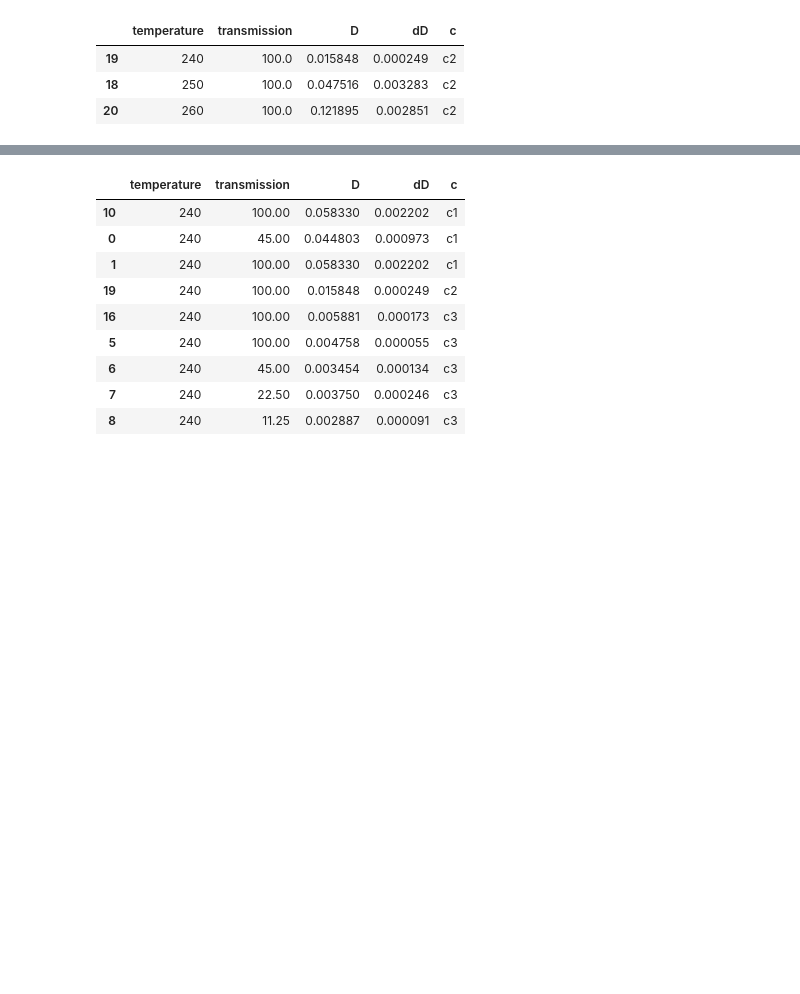
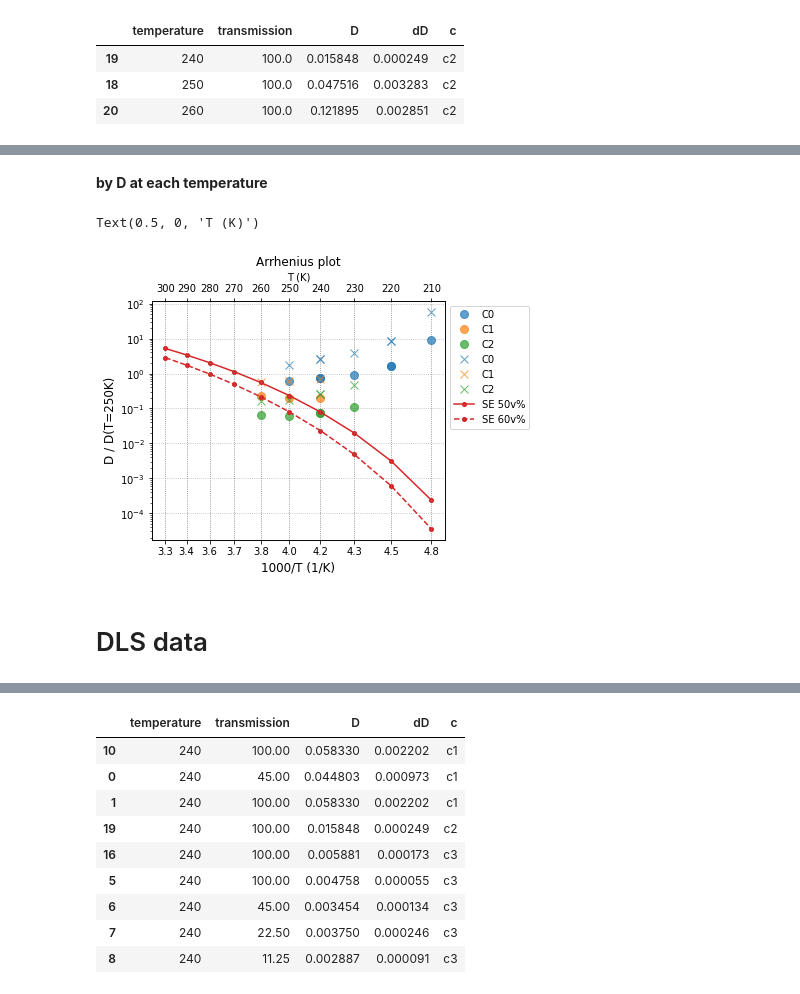
Before and after one commit to maddalenabin/id10-ferritin-2022, a Jupyter notebook: 01-notebooks/06-diff-coeff.ipynb, the cells around one changed output, grey strips where cells are left out. Cells and saved outputs as stored; diff of their text form; code cells hidden in the pictures; blank space fills up the shorter version.

```diff
--- a/01-notebooks/06-diff-coeff.ipynb
+++ b/01-notebooks/06-diff-coeff.ipynb
@@ -243,0 +262,46 @@ Text(0.5, 0, 'T (K)')
+# %% [markdown]
+**by D at each temperature**
+# %%
+fig, ax = plt.subplots(1,1, figsize=(6,4.5), constrained_layout=True)
+ax2 = ax.twiny()
+scale = 1e3
+
+for db, c in zip([D_c1, D_c2, D_c3], ["C0", "C1", "C2"]):
+    ys = []
+    for t in db['temperature'].values:
+        y = db.loc[db['temperature']==t]['D'].values[0]
+        norm = SE.loc[SE['temperature'] == t]['D_50'].values[0]
+        ys.append(y/norm)
+    ax.plot(scale/db['temperature'].values, ys, ls='', c=c, marker='o', ms=8, alpha=.7, label=c)
+
+
+for db, c in zip([D_c1, D_c2, D_c3], ["C0", "C1", "C2"]):
+    ys = []
+    for t in db['temperature'].values:
+        y = db.loc[db['temperature']==t]['D'].values[0]
+        norm = SE.loc[SE['temperature'] == t]['D_60'].values[0]
+        ys.append(y/norm)
+    ax.plot(scale/db['temperature'].values, ys, ls='', c=c, marker='x', ms=8, alpha=.7, label=c)
+
+ax.plot(scale/SE['temperature'], SE['D_50'], c='C3', marker='o', ms=4, label='SE 50v%')
+ax.plot(scale/SE['temperature'], SE['D_60'], c='C3', marker='o', ms=4, ls='--', label='SE 60v%',)
+
+
+ax.set_ylabel(f'D / D(T={T_norm:.0f}K)', fontsize=12)
+ax.set_xlabel(f'{scale:.0f}/T (1/K)', fontsize=12)
+ax.set_xticks(scale/SE['temperature'].values)
+ax.set_xticklabels(['%.1f' %x for x in scale/SE['temperature'].values])
+ax.set_yscale('log')
+ax.legend(bbox_to_anchor=[1,1])
+ax.grid(ls=':', c='gray', alpha=.6)
+ax.set_title('Arrhenius plot')
+
+ax2.set_xlim(ax.get_xlim())
+ax2.set_xticks(scale/SE['temperature'].values)
+ax2.set_xticklabels(["%.0f" %x for x in SE['temperature'].values])
+ax2.set_xlabel('T (K)')
+# %% [output]
+Text(0.5, 0, 'T (K)')
+[figure, added]
+# %% [markdown]
+# DLS data
```
Also changed, not shown: parts of 56 cells of this notebook, 5 other files.
